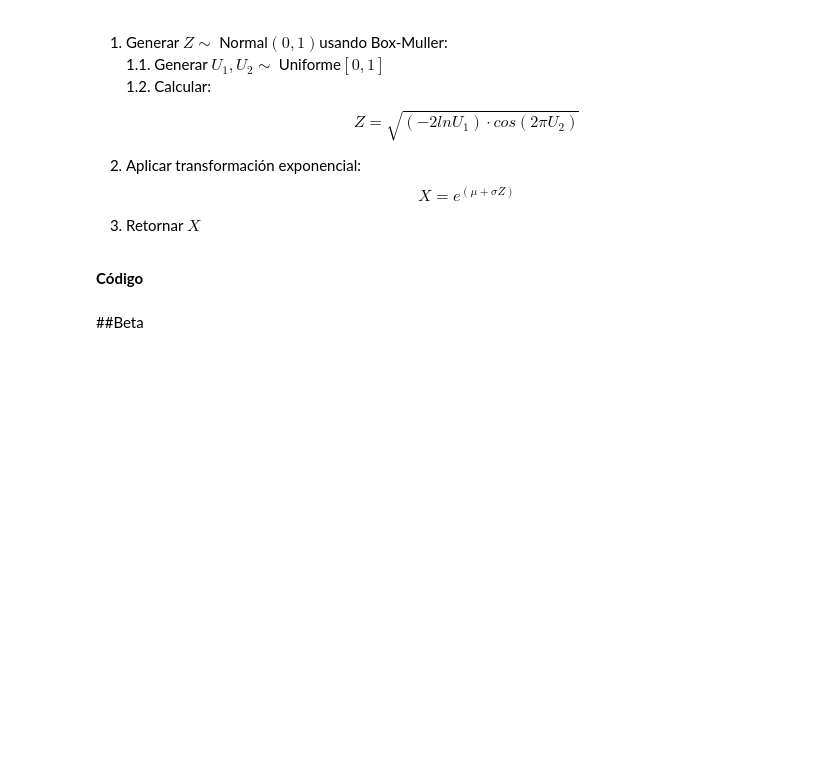
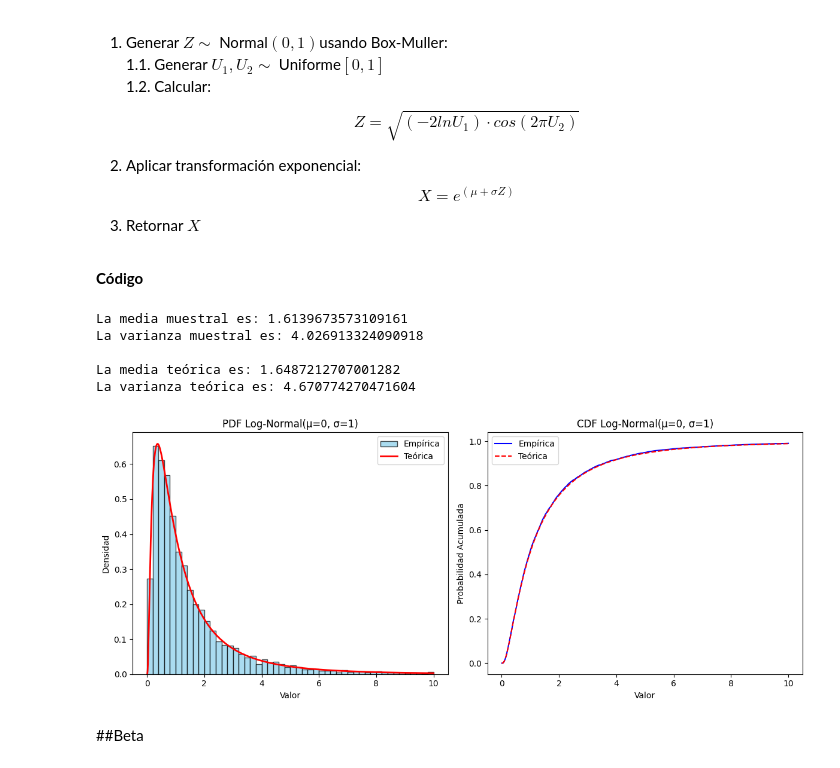
Before and after one commit to JimenezHAnaFer/SIMULACION-1, a Jupyter notebook: Catalogo.ipynb, the cells around one changed output. Drawn from its saved outputs; the diff is of its cells as text; code cells hidden in the pictures; blank space fills up the shorter version.

```diff
--- a/Catalogo.ipynb
+++ b/Catalogo.ipynb
@@ -906,3 +981,82 @@ def simular_lognormal(mu, sigma, n_muestras=1):
+# %%
+import numpy as np
+import matplotlib.pyplot as plt
+from math import pi, sqrt, exp
+from scipy.special import erf  # Importar erf desde scipy.special
+
+def box_muller(n=1000):
+    m = (n + 1) // 2  # Para asegurar suficientes muestras
+
+    U1 = np.random.rand(m)
+    U2 = np.random.rand(m)
+
+    Z0 = np.sqrt(-2 * np.log(U1)) * np.cos(2 * pi * U2)
+    Z1 = np.sqrt(-2 * np.log(U1)) * np.sin(2 * pi * U2)
+
+    return np.concatenate([Z0, Z1])[:n]
+
+def log_normal(mu, sigma, n=1000):
+    Z = box_muller(n)
+    X = np.exp(mu + sigma * Z)
+    return X
+
+# Parámetros y simulación
+mu = 0      # Parámetro mu de la log-normal
+sigma = 1   # Parámetro sigma de la log-normal
+muestras = log_normal(mu, sigma, 10000)  # 10,000 muestras log-normales
+
+
+# Cálculos estadísticos
+
+# Momentos teóricos de la log-normal
+teorica_media = exp(mu + sigma**2/2)
+teorica_varianza = (exp(sigma**2) - 1) * exp(2*mu + sigma**2)
+
+print('La media muestral es:', np.mean(muestras))
+print('La varianza muestral es:', np.var(muestras))
+
+print('\nLa media teórica es:', teorica_media)
+print('La varianza teórica es:', teorica_varianza)
+
+
+# Gráficos
+
+plt.figure(figsize=(12, 5))
+
+# Histograma (PDF empírica)
+plt.subplot(1, 2, 1)
+plt.hist(muestras, bins=50, density=True, color='skyblue',
+         edgecolor='black', alpha=0.7, label='Empírica', range=(0, 10))
+
+# PDF teórica
+x = np.linspace(0.01, 10, 1000)
+pdf_teorica = (1 / (x * sigma * sqrt(2*pi))) * np.exp(-(np.log(x)-mu)**2 / (2*sigma**2))
+plt.plot(x, pdf_teorica, 'r-', lw=2, label='Teórica')
+plt.title('PDF Log-Normal(μ={}, σ={})'.format(mu, sigma))
+plt.xlabel('Valor')
+plt.ylabel('Densidad')
+plt.legend()
+
+# CDF empírica vs teórica
+plt.subplot(1, 2, 2)
+cdf_empirica = np.array([np.mean(muestras <= v) for v in x])
+cdf_teorica = 0.5 + 0.5 * erf((np.log(x)-mu)/(sigma*sqrt(2)))  # Usando erf de scipy
+plt.plot(x, cdf_empirica, 'b-', label='Empírica')
+plt.plot(x, cdf_teorica, 'r--', label='Teórica')
+plt.title('CDF Log-Normal(μ={}, σ={})'.format(mu, sigma))
+plt.xlabel('Valor')
+plt.ylabel('Probabilidad Acumulada')
+plt.legend()
+
+plt.tight_layout()
+plt.show()
+# %% [output]
+La media muestral es: 1.6139673573109161
+La varianza muestral es: 4.026913324090918
+
+La media teórica es: 1.6487212707001282
+La varianza teórica es: 4.670774270471604
+[figure, added]
 # %% [markdown]
 ##Beta
 # %% [markdown]
```
Also changed, not shown: parts of 40 cells of this notebook.
